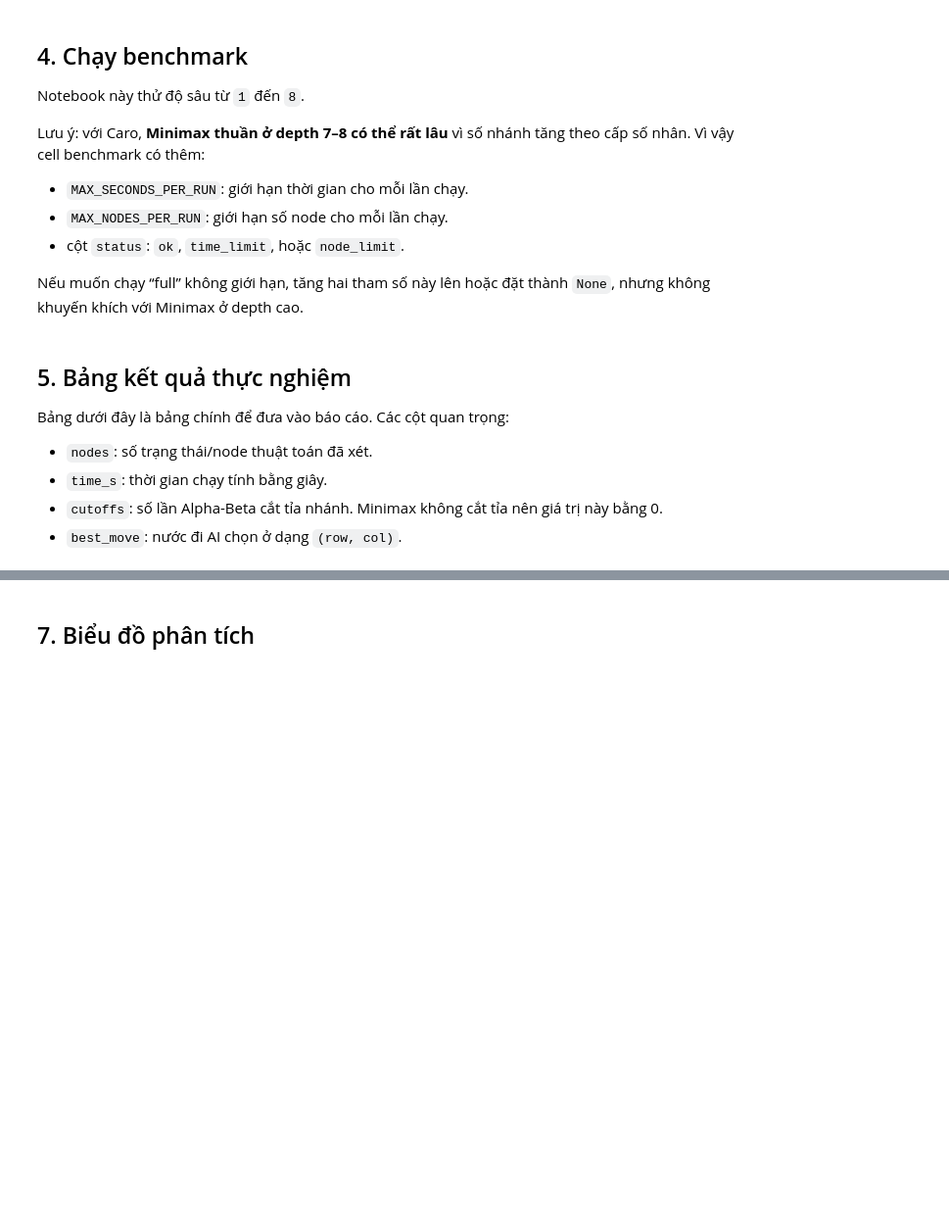
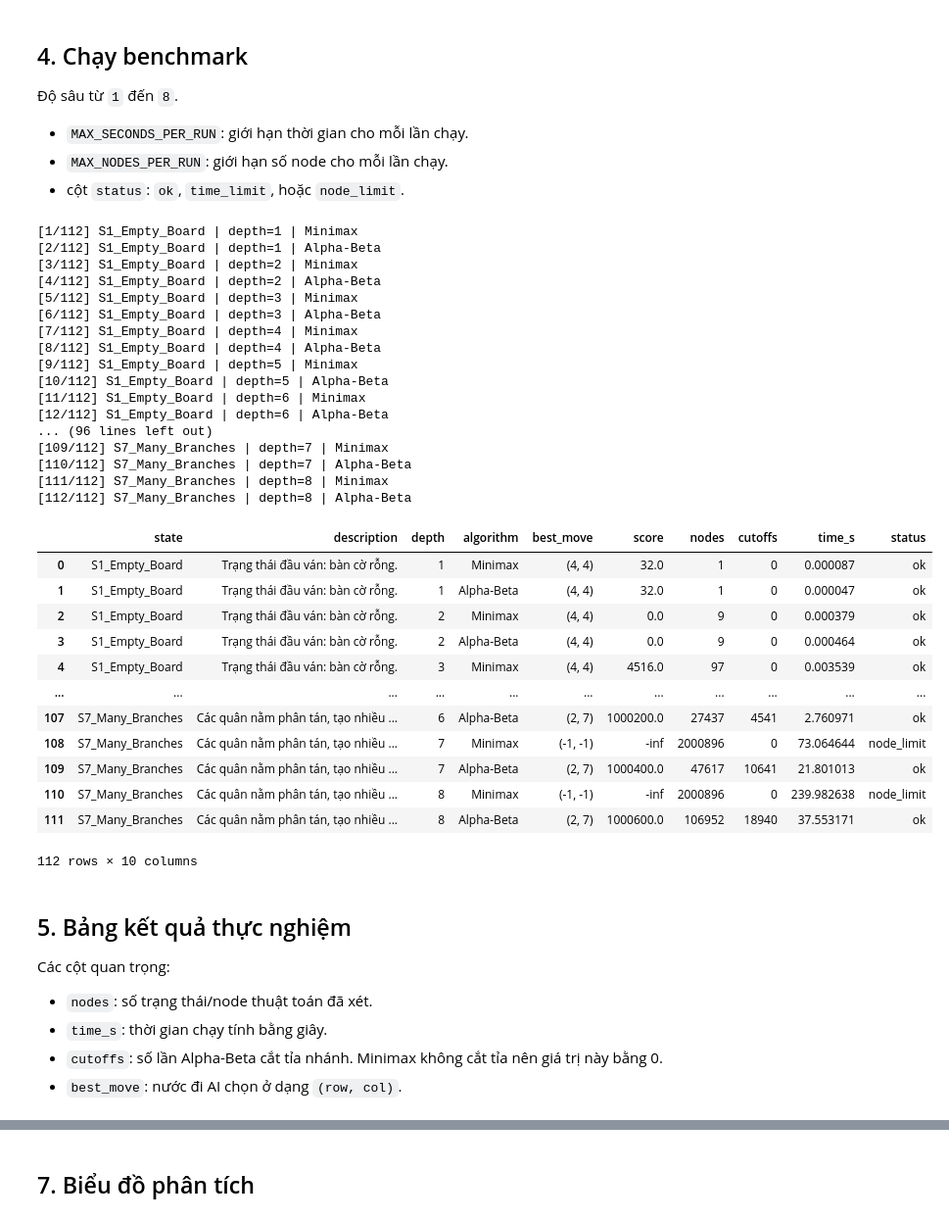
Before and after one commit to dtcls/tictactoe, a Jupyter notebook: benchmark_analysis_level3_depth1_8_seconds.ipynb, the cells around one changed output, grey strips where cells are left out. Shown at 98% size. Drawn from its saved outputs; the diff is of its cells as text; code cells hidden in the pictures; blank space fills up the shorter version.

```diff
--- a/benchmark_analysis_level3_depth1_8_seconds.ipynb
+++ b/benchmark_analysis_level3_depth1_8_seconds.ipynb
@@ -82,14 +72,11 @@ Cả hai cùng dùng `orderedMoves()`, `evaluate()` và cùng độ sâu.
 # %%
 class SearchLimitReached(Exception):
-    """Dừng một lần benchmark khi vượt giới hạn thời gian hoặc số node."""
 
     def __init__(self, reason):
         super().__init__(reason)
         self.reason = reason
 
-
 class BenchmarkAI(AiTicTacToe):
-    """Kế thừa AI gốc và bổ sung bộ đếm node/thời gian cho benchmark."""
 
     def reset_stats(self):
         self.nodes = 0
@@ -99,7 +86,6 @@ class BenchmarkAI(AiTicTacToe):
         self.max_nodes = None
 
     def check_limits(self):
-        """Kiểm tra giới hạn để depth 7–8 không làm notebook treo quá lâu."""
         if self.max_nodes is not None and self.nodes >= self.max_nodes:
             raise SearchLimitReached("node_limit")
         if self.max_seconds is not None and self.start_time is not None:
@@ -107,7 +93,7 @@ class BenchmarkAI(AiTicTacToe):
                 raise SearchLimitReached("time_limit")
 
     def terminal_or_eval(self, depth, bound):
-        """Trả về điểm nếu là trạng thái kết thúc hoặc hết độ sâu; ngược lại trả về None."""
+
         if self.lastPlayed != 0 and self.isWin(self.currentI, self.currentJ, self.lastPlayed):
             if self.lastPlayed == 1:      # AI thắng
                 return SCORES["FOUR"] + depth * 200
@@ -217,7 +203,7 @@ class BenchmarkAI(AiTicTacToe):
             return best_score
 
     def prepare_bound(self):
-        """Tạo tập nước đi ứng viên từ trạng thái hiện tại."""
+
         self.sync_state()
         bound = set(self.next_bound)
 
@@ -233,10 +219,7 @@ class BenchmarkAI(AiTicTacToe):
         return bound
 
     def best_move_counted(self, algorithm, depth, max_seconds=None, max_nodes=None):
-        """
-        Tìm nước đi tốt nhất cho AI bằng Minimax hoặc Alpha-Beta.
-        Trả về dict gồm: best_move, score, nodes, cutoffs, time_s, status.
-        """
+
         self.depth = depth
         self.reset_stats()
         self.max_seconds = max_seconds
@@ -397,22 +400,18 @@ board_to_dataframe(TEST_STATES[state_index]["board"])
 # %% [markdown]
 ## 4. Chạy benchmark
 
-Notebook này thử độ sâu từ `1` đến `8`.
-
-Lưu ý: với Caro, **Minimax thuần ở depth 7–8 có thể rất lâu** vì số nhánh tăng theo cấp số nhân. Vì vậy cell benchmark có thêm:
+Độ sâu từ `1` đến `8`.
 
 - `MAX_SECONDS_PER_RUN`: giới hạn thời gian cho mỗi lần chạy.
 - `MAX_NODES_PER_RUN`: giới hạn số node cho mỗi lần chạy.
 - cột `status`: `ok`, `time_limit`, hoặc `node_limit`.
-
-Nếu muốn chạy “full” không giới hạn, tăng hai tham số này lên hoặc đặt thành `None`, nhưng không khuyến khích với Minimax ở depth cao.
 # %%
 DEPTHS = list(range(1, 9))
 ALGORITHMS = ["Minimax", "Alpha-Beta"]
 
 # Giới hạn an toàn cho mỗi lần chạy.
 # Tăng nếu máy bạn mạnh; đặt None nếu muốn chạy full nhưng có thể rất lâu ở depth 7–8.
-MAX_SECONDS_PER_RUN = 20
+MAX_SECONDS_PER_RUN = None
 MAX_NODES_PER_RUN = 2_000_000
 
 
@@ -431,38 +430,69 @@ def run_one_benchmark(board, algorithm, depth):
 def run_all_benchmarks(test_states, depths, algorithms):
     rows = []
     total = len(test_states) * len(depths) * len(algorithms)
     done = 0
 
     for state in test_states:
         for depth in depths:
             for algorithm in algorithms:
                 done += 1
                 print(f"[{done}/{total}] {state['name']} | depth={depth} | {algorithm}")
 
                 result = run_one_benchmark(state["board"], algorithm, depth)
 
                 rows.append({
                     "state": state["name"],
                     "description": state["description"],
                     "depth": depth,
                     "algorithm": algorithm,
                     "best_move": result["best_move"],
                     "score": result["score"],
                     "nodes": result["nodes"],
                     "cutoffs": result["cutoffs"],
                     "time_s": result["time_s"],
                     "status": result["status"],
                 })
 
     return pd.DataFrame(rows)
 
 results_df = run_all_benchmarks(TEST_STATES, DEPTHS, ALGORITHMS)
 results_df
+# %% [output]
+[1/112] S1_Empty_Board | depth=1 | Minimax
+[2/112] S1_Empty_Board | depth=1 | Alpha-Beta
+[3/112] S1_Empty_Board | depth=2 | Minimax
+[4/112] S1_Empty_Board | depth=2 | Alpha-Beta
+[5/112] S1_Empty_Board | depth=3 | Minimax
+[6/112] S1_Empty_Board | depth=3 | Alpha-Beta
+[7/112] S1_Empty_Board | depth=4 | Minimax
+[8/112] S1_Empty_Board | depth=4 | Alpha-Beta
+[9/112] S1_Empty_Board | depth=5 | Minimax
+[10/112] S1_Empty_Board | depth=5 | Alpha-Beta
+[11/112] S1_Empty_Board | depth=6 | Minimax
+[12/112] S1_Empty_Board | depth=6 | Alpha-Beta
+... (96 lines left out)
+[109/112] S7_Many_Branches | depth=7 | Minimax
+[110/112] S7_Many_Branches | depth=7 | Alpha-Beta
+[111/112] S7_Many_Branches | depth=8 | Minimax
+[112/112] S7_Many_Branches | depth=8 | Alpha-Beta
+|  | state | description | depth | algorithm | best_move | score | nodes | cutoffs | time_s | status |
+| 0 | S1_Empty_Board | Trạng thái đầu ván: bàn cờ rỗng. | 1 | Minimax | (4, 4) | 32.0 | 1 | 0 | 0.000087 | ok |
+| 1 | S1_Empty_Board | Trạng thái đầu ván: bàn cờ rỗng. | 1 | Alpha-Beta | (4, 4) | 32.0 | 1 | 0 | 0.000047 | ok |
+| 2 | S1_Empty_Board | Trạng thái đầu ván: bàn cờ rỗng. | 2 | Minimax | (4, 4) | 0.0 | 9 | 0 | 0.000379 | ok |
+| 3 | S1_Empty_Board | Trạng thái đầu ván: bàn cờ rỗng. | 2 | Alpha-Beta | (4, 4) | 0.0 | 9 | 0 | 0.000464 | ok |
+| 4 | S1_Empty_Board | Trạng thái đầu ván: bàn cờ rỗng. | 3 | Minimax | (4, 4) | 4516.0 | 97 | 0 | 0.003539 | ok |
+| ... | ... | ... | ... | ... | ... | ... | ... | ... | ... | ... |
+| 107 | S7_Many_Branches | Các quân nằm phân tán, tạo nhiều ... | 6 | Alpha-Beta | (2, 7) | 1000200.0 | 27437 | 4541 | 2.760971 | ok |
+| 108 | S7_Many_Branches | Các quân nằm phân tán, tạo nhiều ... | 7 | Minimax | (-1, -1) | -inf | 2000896 | 0 | 73.064644 | node_limit |
+| 109 | S7_Many_Branches | Các quân nằm phân tán, tạo nhiều ... | 7 | Alpha-Beta | (2, 7) | 1000400.0 | 47617 | 10641 | 21.801013 | ok |
+| 110 | S7_Many_Branches | Các quân nằm phân tán, tạo nhiều ... | 8 | Minimax | (-1, -1) | -inf | 2000896 | 0 | 239.982638 | node_limit |
+| 111 | S7_Many_Branches | Các quân nằm phân tán, tạo nhiều ... | 8 | Alpha-Beta | (2, 7) | 1000600.0 | 106952 | 18940 | 37.553171 | ok |
+112 rows × 10 columns
 # %% [markdown]
 
 ## 5. Bảng kết quả thực nghiệm
 
-Bảng dưới đây là bảng chính để đưa vào báo cáo. Các cột quan trọng:
+Các cột quan trọng:
 
 - `nodes`: số trạng thái/node thuật toán đã xét.
 - `time_s`: thời gian chạy tính bằng giây.
```
Also changed, not shown: parts of 18 cells of this notebook.
